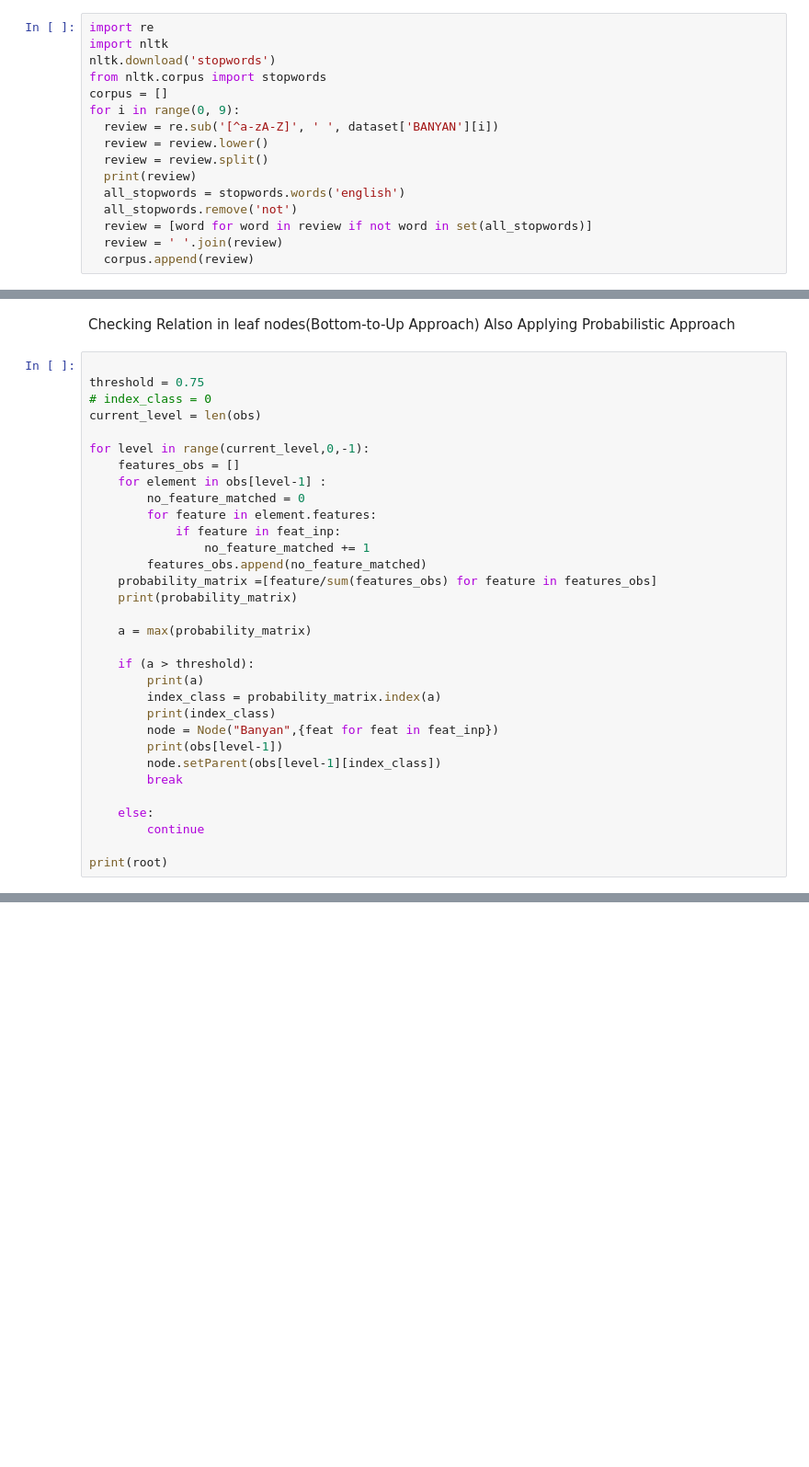
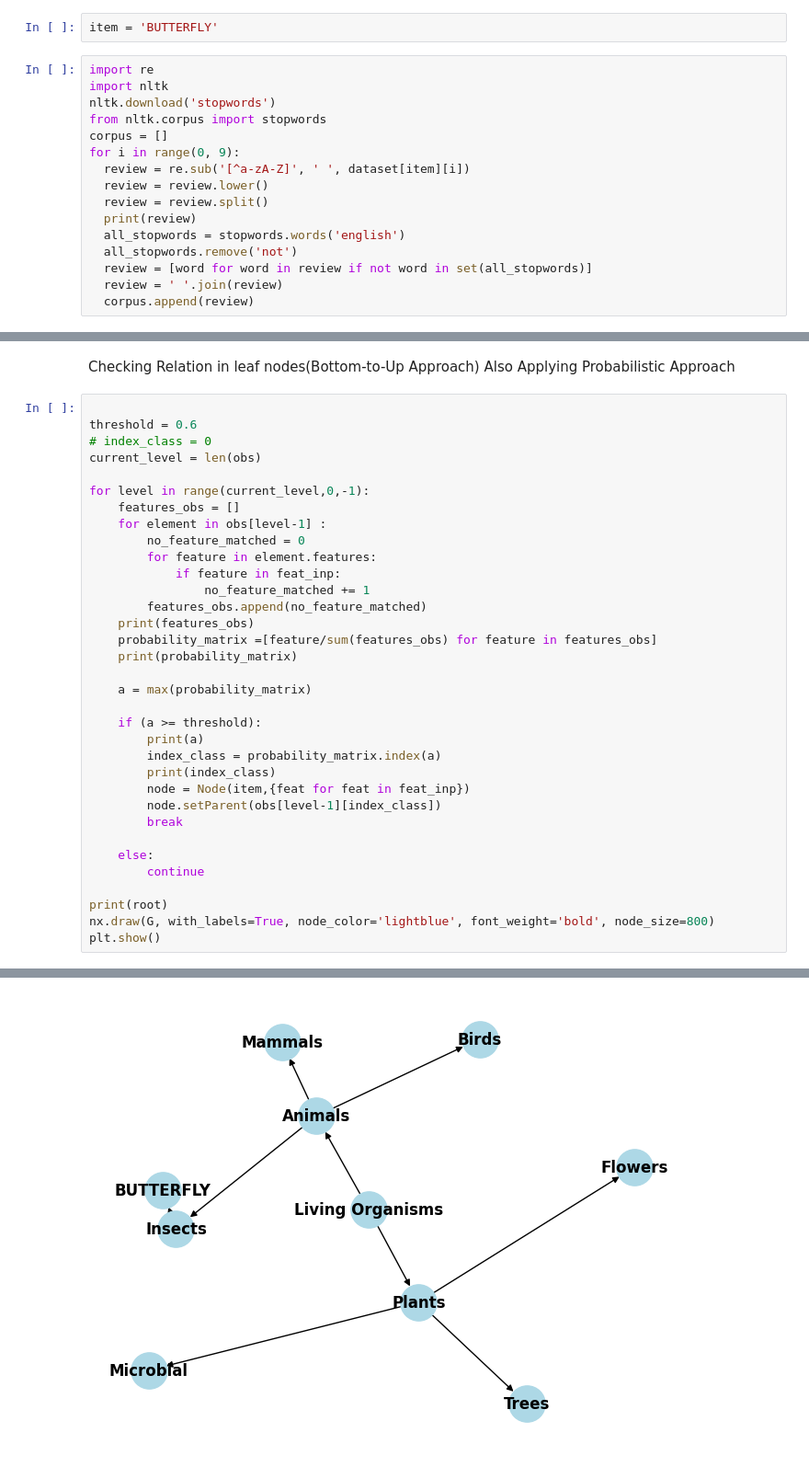
Before and after one commit to shivansh-bhatnagar18/SemanticMemory, a Jupyter notebook: OurApproach.ipynb, the cells around one changed output, grey strips where cells are left out. Shown: that part at 92% size. Drawn from its saved outputs; the diff is of its cells as text; blank space fills up the shorter version.

```diff
--- a/OurApproach.ipynb
+++ b/OurApproach.ipynb
@@ -94,3 +99,5 @@ dataset
+# %%
+item = 'BUTTERFLY'
 # %%
 import re
 import nltk
@@ -98,7 +105,7 @@ nltk.download('stopwords')
 from nltk.corpus import stopwords
 corpus = []
 for i in range(0, 9):
-  review = re.sub('[^a-zA-Z]', ' ', dataset['BANYAN'][i])
+  review = re.sub('[^a-zA-Z]', ' ', dataset[item][i])
   review = review.lower()
   review = review.split()
   print(review)
@@ -140,7 +148,7 @@ Checking Relation in leaf nodes(Bottom-to-Up Approach)
 Also Applying Probabilistic Approach
 # %%
 
-threshold = 0.75
+threshold = 0.6
 # index_class = 0
 current_level = len(obs)
 
@@ -152,17 +160,17 @@ for level in range(current_level,0,-1):
             if feature in feat_inp:
                 no_feature_matched += 1
         features_obs.append(no_feature_matched)
+    print(features_obs)
     probability_matrix =[feature/sum(features_obs) for feature in features_obs]
     print(probability_matrix)
 
     a = max(probability_matrix)
 
-    if (a > threshold):
+    if (a >= threshold):
         print(a)
         index_class = probability_matrix.index(a)
         print(index_class)
-        node = Node("Banyan",{feat for feat in feat_inp})
-        print(obs[level-1])
+        node = Node(item,{feat for feat in feat_inp})
         node.setParent(obs[level-1][index_class])
         break
 
@@ -170,4 +178,6 @@ for level in range(current_level,0,-1):
         continue
 
 print(root)
+nx.draw(G, with_labels=True, node_color='lightblue', font_weight='bold', node_size=800)
+plt.show()
 # %% [output]
@@ -187,0 +198 @@ print(root)
+[figure, added]
```
Also changed, not shown: parts of 7 cells of this notebook, 1 other file.
